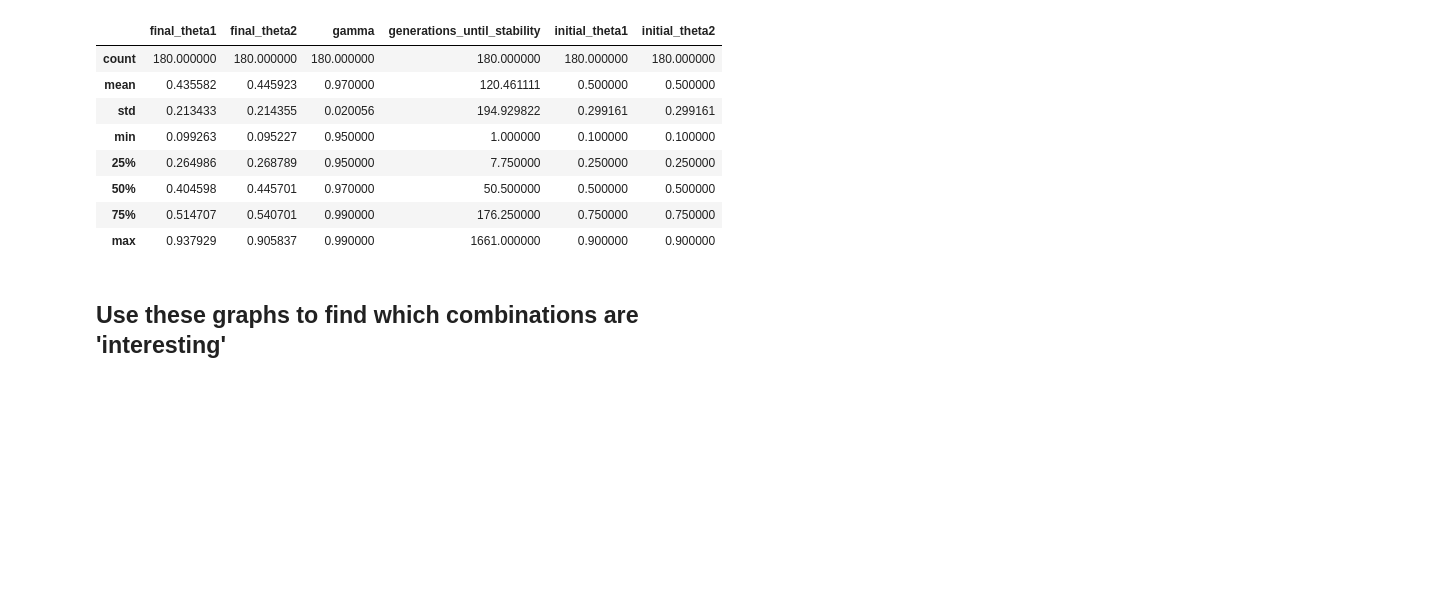
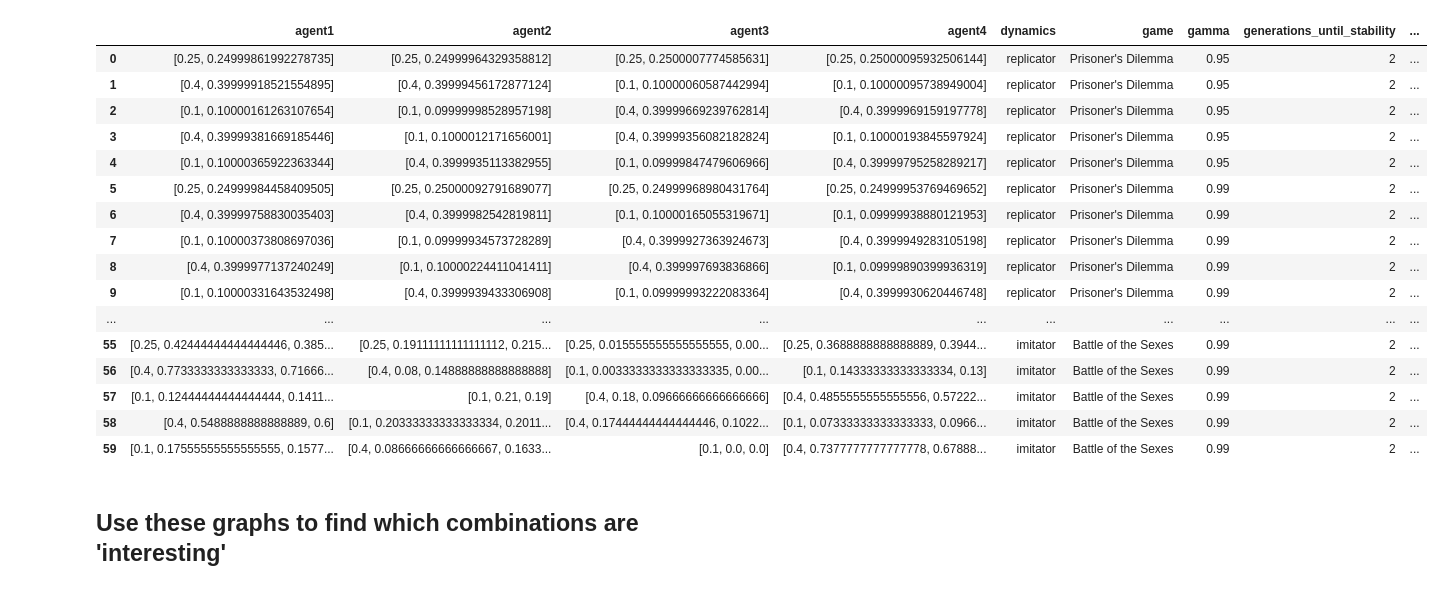
Before and after one commit to andrewnc/cs670lab1, a Jupyter notebook: lab2/data_exploration.ipynb, the cells around one changed output. Drawn from its saved outputs; the diff is of its cells as text; code cells hidden in the pictures; blank space fills up the shorter version.

```diff
--- a/lab2/data_exploration.ipynb
+++ b/lab2/data_exploration.ipynb
@@ -19,14 +21,22 @@ df.head()
 # %%
-df.describe()
+df
 # %% [output]
-|  | final_theta1 | final_theta2 | gamma | generations_until_stability | initial_theta1 | initial_theta2 |
-| count | 180.000000 | 180.000000 | 180.000000 | 180.000000 | 180.000000 | 180.000000 |
-| mean | 0.435582 | 0.445923 | 0.970000 | 120.461111 | 0.500000 | 0.500000 |
-| std | 0.213433 | 0.214355 | 0.020056 | 194.929822 | 0.299161 | 0.299161 |
-| min | 0.099263 | 0.095227 | 0.950000 | 1.000000 | 0.100000 | 0.100000 |
-| 25% | 0.264986 | 0.268789 | 0.950000 | 7.750000 | 0.250000 | 0.250000 |
-| 50% | 0.404598 | 0.445701 | 0.970000 | 50.500000 | 0.500000 | 0.500000 |
-| 75% | 0.514707 | 0.540701 | 0.990000 | 176.250000 | 0.750000 | 0.750000 |
-| max | 0.937929 | 0.905837 | 0.990000 | 1661.000000 | 0.900000 | 0.900000 |
+|  | agent1 | agent2 | agent3 | agent4 | dynamics | game | gamma | generations_until_stability | ... |
+| 0 | [0.25, 0.24999861992278735] | [0.25, 0.24999964329358812] | [0.25, 0.2500007774585631] | [0.25, 0.25000095932506144] | replicator | Prisoner's Dilemma | 0.95 | 2 | ... |
+| 1 | [0.4, 0.39999918521554895] | [0.4, 0.39999456172877124] | [0.1, 0.10000060587442994] | [0.1, 0.10000095738949004] | replicator | Prisoner's Dilemma | 0.95 | 2 | ... |
+| 2 | [0.1, 0.10000161263107654] | [0.1, 0.09999998528957198] | [0.4, 0.39999669239762814] | [0.4, 0.3999969159197778] | replicator | Prisoner's Dilemma | 0.95 | 2 | ... |
+| 3 | [0.4, 0.39999381669185446] | [0.1, 0.1000012171656001] | [0.4, 0.39999356082182824] | [0.1, 0.10000193845597924] | replicator | Prisoner's Dilemma | 0.95 | 2 | ... |
+| 4 | [0.1, 0.10000365922363344] | [0.4, 0.3999935113382955] | [0.1, 0.09999847479606966] | [0.4, 0.39999795258289217] | replicator | Prisoner's Dilemma | 0.95 | 2 | ... |
+| 5 | [0.25, 0.24999984458409505] | [0.25, 0.25000092791689077] | [0.25, 0.24999968980431764] | [0.25, 0.24999953769469652] | replicator | Prisoner's Dilemma | 0.99 | 2 | ... |
+| 6 | [0.4, 0.39999758830035403] | [0.4, 0.3999982542819811] | [0.1, 0.10000165055319671] | [0.1, 0.09999938880121953] | replicator | Prisoner's Dilemma | 0.99 | 2 | ... |
+| 7 | [0.1, 0.10000373808697036] | [0.1, 0.09999934573728289] | [0.4, 0.3999927363924673] | [0.4, 0.3999949283105198] | replicator | Prisoner's Dilemma | 0.99 | 2 | ... |
+| 8 | [0.4, 0.3999977137240249] | [0.1, 0.10000224411041411] | [0.4, 0.399997693836866] | [0.1, 0.09999890399936319] | replicator | Prisoner's Dilemma | 0.99 | 2 | ... |
+| 9 | [0.1, 0.10000331643532498] | [0.4, 0.3999939433306908] | [0.1, 0.09999993222083364] | [0.4, 0.3999930620446748] | replicator | Prisoner's Dilemma | 0.99 | 2 | ... |
+| ... | ... | ... | ... | ... | ... | ... | ... | ... | ... |
+| 55 | [0.25, 0.42444444444444446, 0.385... | [0.25, 0.19111111111111112, 0.215... | [0.25, 0.015555555555555555, 0.00... | [0.25, 0.3688888888888889, 0.3944... | imitator | Battle of the Sexes | 0.99 | 2 | ... |
+| 56 | [0.4, 0.7733333333333333, 0.71666... | [0.4, 0.08, 0.14888888888888888] | [0.1, 0.0033333333333333335, 0.00... | [0.1, 0.14333333333333334, 0.13] | imitator | Battle of the Sexes | 0.99 | 2 | ... |
+| 57 | [0.1, 0.12444444444444444, 0.1411... | [0.1, 0.21, 0.19] | [0.4, 0.18, 0.09666666666666666] | [0.4, 0.4855555555555556, 0.57222... | imitator | Battle of the Sexes | 0.99 | 2 | ... |
+| 58 | [0.4, 0.5488888888888889, 0.6] | [0.1, 0.20333333333333334, 0.2011... | [0.4, 0.17444444444444446, 0.1022... | [0.1, 0.07333333333333333, 0.0966... | imitator | Battle of the Sexes | 0.99 | 2 | ... |
+| 59 | [0.1, 0.17555555555555555, 0.1577... | [0.4, 0.08666666666666667, 0.1633... | [0.1, 0.0, 0.0] | [0.4, 0.7377777777777778, 0.67888... | imitator | Battle of the Sexes | 0.99 | 2 | ... |
 # %% [markdown]
 ## Use these graphs to find which combinations are 'interesting'
```
Also changed, not shown: parts of 5 cells of this notebook, 1 other file.
